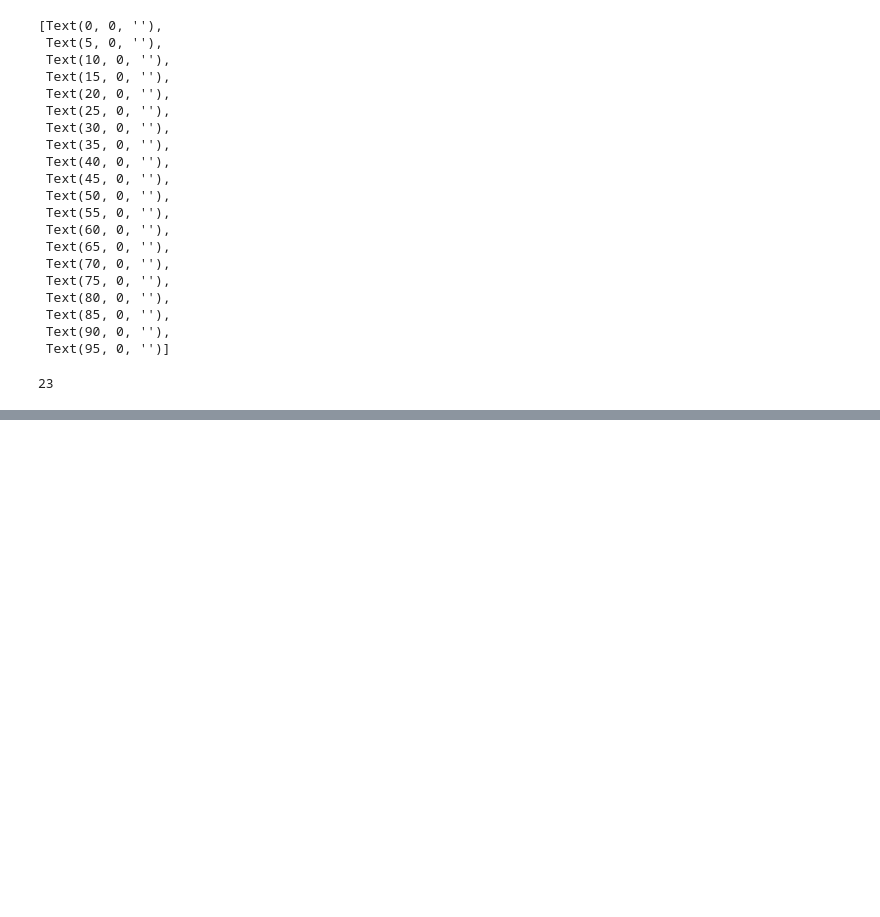
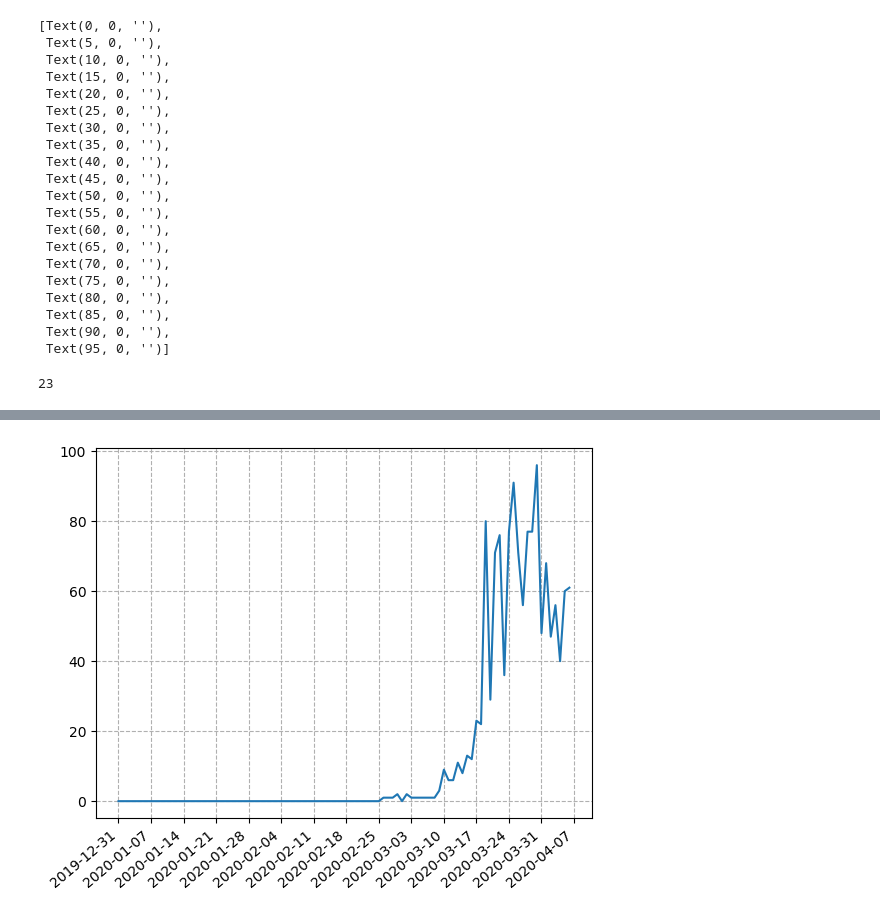
Before and after one commit to dominikmik195/mat_soft, a Jupyter notebook: corona.ipynb, the cells around one changed output, grey strips where cells are left out. Drawn from its saved outputs; the diff is of its cells as text; code cells hidden in the pictures; blank space fills up the shorter version.

```diff
--- a/corona.ipynb
+++ b/corona.ipynb
@@ -221,0 +274,3 @@ prikazi_stopu('Sweden')
+# %%
+base =dtt.datetime(2019, 12, 31)
+dates = np.array([base + dtt.timedelta(days = (5*i)) for i in range (0, 22)])
@@ -221,0 +349,21 @@ prikazi_stopu('Sweden')
+# %%
+def prikazi_stopu2(drzava):
+    base =dtt.datetime(2019, 12, 31)
+    dates = np.array([base + dtt.timedelta(days = i) for i in range (0, 98)])
+    dates2 = np.array([base + dtt.timedelta(days = i*7) for i in range (0, 15)])
+    fig, ax = plt.subplots()
+    ax.plot(dates, dnevni_podaci_drzave(drzava)[1])
+    plt.xticks(rotation=40, ha='right')
+    i = 0
+    ax.set_xticks(dates2)
+    plt.grid(linestyle = '--')
+    #for label in ax.get_xaxis().get_ticklabels():
+    #    label.set_horizontalalignment('right')
+    #    if (i%8 != 0):
+    #        label.set_visible(False)
+    #    i += 1
+    return fig
+# %%
+prikazi_stopu2('Croatia')
+# %% [output]
+[figure, added]
```
Also changed, not shown: parts of 12 cells of this notebook.
